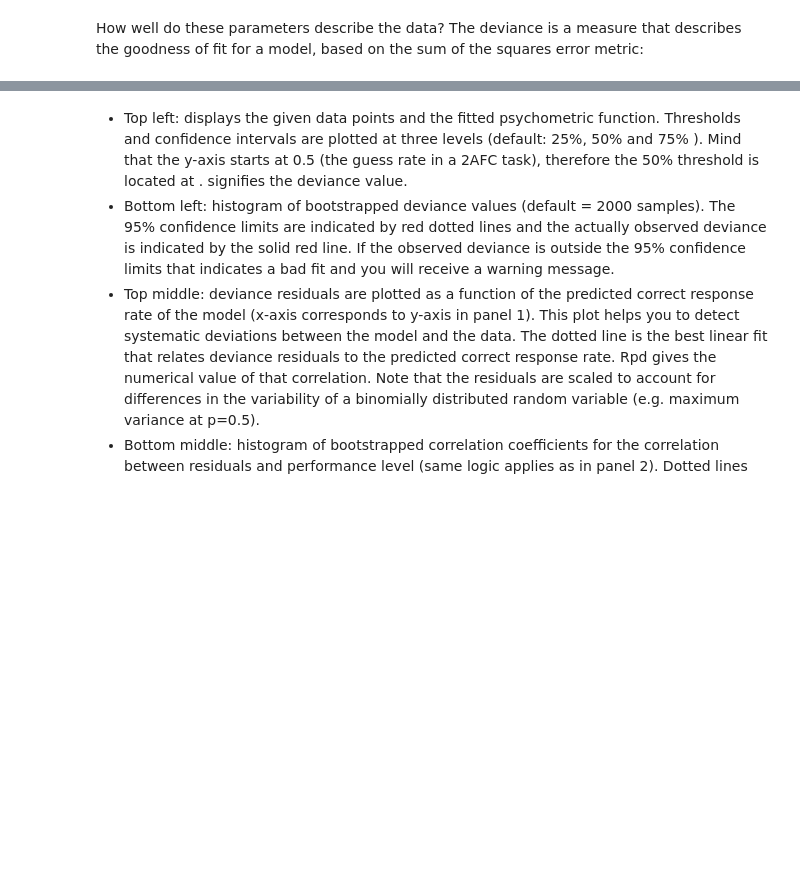
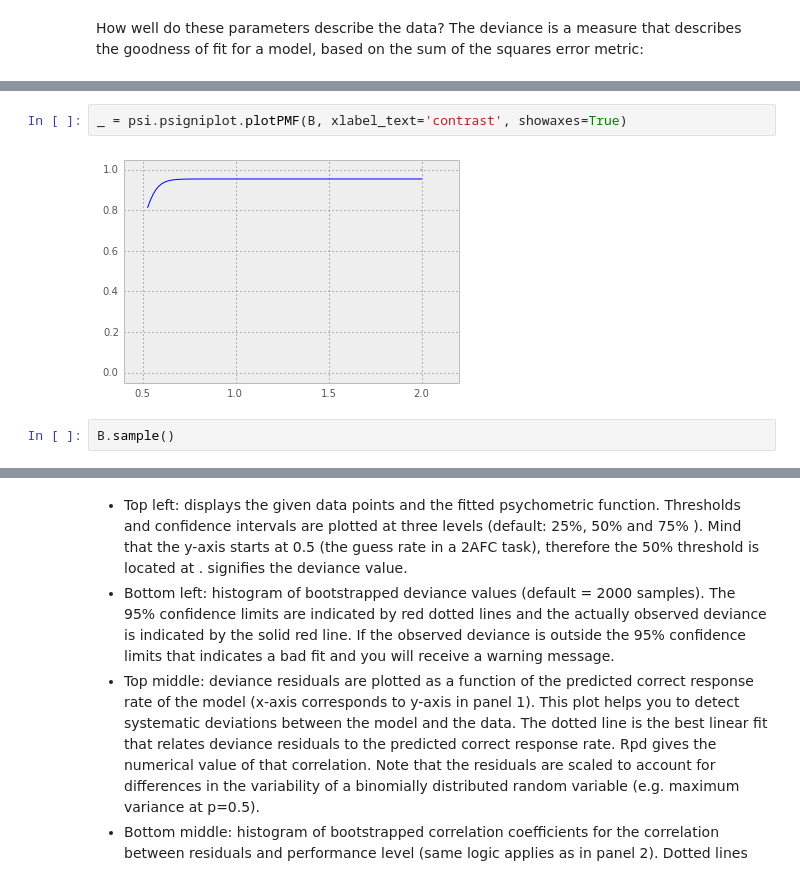
Before and after one commit to NeuralEnsemble/motionclouds_website, a Jupyter notebook: psychopy_competing.ipynb, the cells around one changed output, grey strips where cells are left out. Cells and saved outputs as stored; diff of their text form; blank space fills up the shorter version.

```diff
--- a/psychopy_competing.ipynb
+++ b/psychopy_competing.ipynb
@@ -133 +137,7 @@ print B.deviance, B.getThres()#, B.getCI(1)
+# %%
+_ = psi.psigniplot.plotPMF(B, xlabel_text='contrast', showaxes=True)
+# %% [output]
+[figure, added]
+# %%
+B.sample()
 # %%
```
Also changed, not shown: parts of 13 cells of this notebook.
